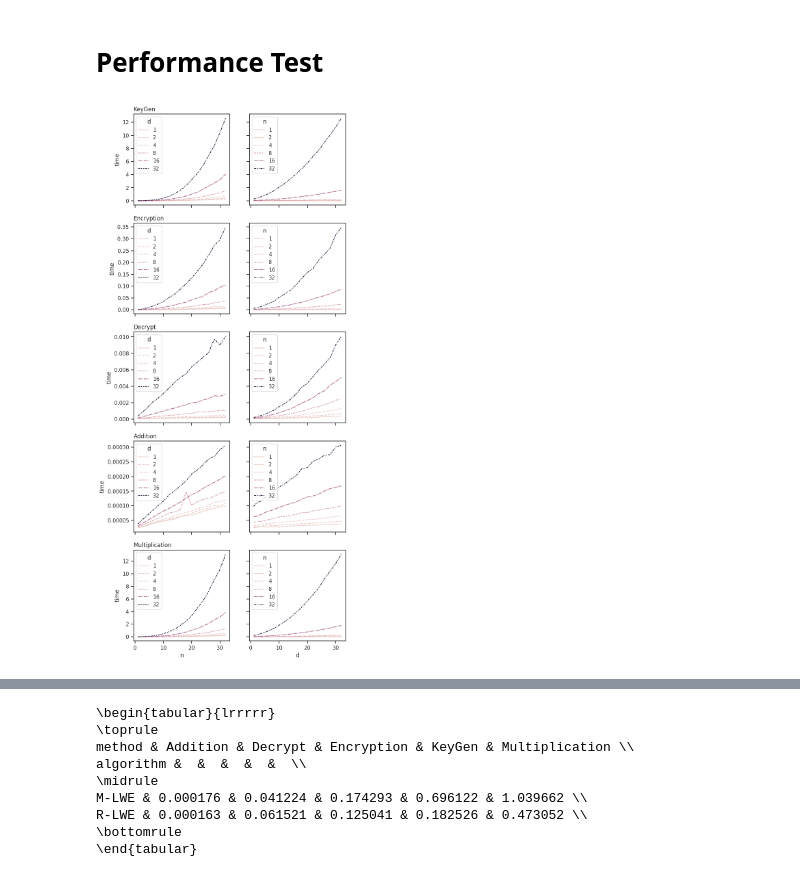
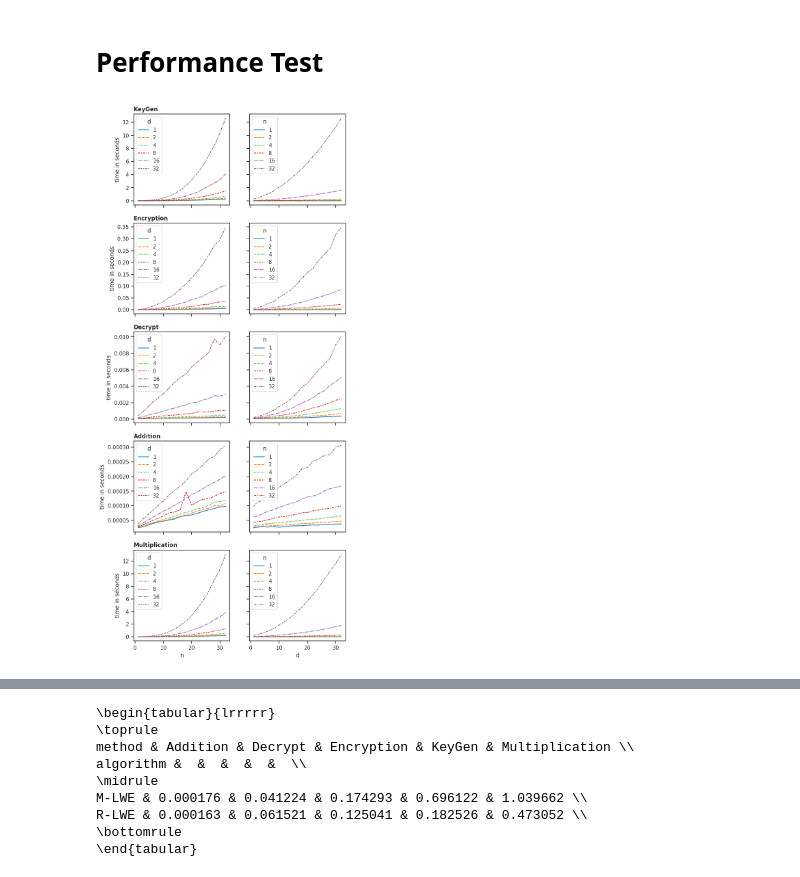
Before and after one commit to PascalStehling/MasterThesis, a Jupyter notebook: Code/Vis.ipynb, the cells around one changed output, grey strips where cells are left out. Saved outputs shown, nothing was run; the diff lists cells and outputs as text; code cells hidden in the pictures.

```diff
--- a/Code/Vis.ipynb
+++ b/Code/Vis.ipynb
@@ -226,23 +213,27 @@ parameters = ([1, 512, 15, 3], [3, 256, 13, 3])*20
 with mp.Pool(mp.cpu_count()) as pool:
     alg_res = list(tqdm(pool.imap_unordered(compute, reversed(parameters)), total=len(parameters)))
 # %%
-dn_df = pd.DataFrame(chain(*dn_res))
-dn_df.to_csv("dn_performance.csv")
-qp_df = pd.DataFrame(chain(*qp_res))
-qp_df.to_csv("qp_performance.csv")
-alg_df = pd.DataFrame(chain(*alg_res))
+# dn_df = pd.DataFrame(chain(*dn_res))
+# dn_df.to_csv("dn_performance.csv")
+# qp_df = pd.DataFrame(chain(*qp_res))
+# qp_df.to_csv("qp_performance.csv")
+# alg_df = pd.DataFrame(chain(*alg_res))
+
+dn_df = pd.read_csv("dn_performance.csv")
+qp_df = pd.read_csv("qp_performance.csv")
 # %%
 sns.set_theme(style="ticks")
 rows = dn_df["method"].unique()
 fig, axs = plt.subplots(ncols=2, nrows=len(rows), figsize=(8,4*len(rows)), sharex="all", sharey="row")
 vals = [2**i for i in range(7)]
 for row, method in zip(axs, rows):
     sub_df = dn_df.loc[dn_df["method"] == method].drop(columns=["method"]).groupby(["n", "d", "p", "q"]).median().reset_index()
-    row[0].set_title(method, loc="left")
-    sns.lineplot(sub_df.loc[sub_df.d.isin(vals)], x="n", y="time", ax=row[0], style="d", hue="d")
-    sns.lineplot(sub_df.loc[sub_df.n.isin(vals)], x="d", y="time", ax=row[1], style="n", hue="n")
+    row[0].set_title(method, loc="left", weight="bold")
+    left = sns.lineplot(sub_df.loc[sub_df.d.isin(vals)], x="n", y="time", ax=row[0], style="d", hue="d", palette="tab10")
+    left.set_ylabel("time in seconds")
+    sns.lineplot(sub_df.loc[sub_df.n.isin(vals)], x="d", y="time", ax=row[1], style="n", hue="n", palette="tab10")
 # %% [output]
-[figure, old version]
+[figure, new version]
 # %%
 sns.set_theme(style="ticks")
 rows = qp_df["method"].unique()
```
Also changed, not shown: parts of 7 cells of this notebook, 6 other files.
